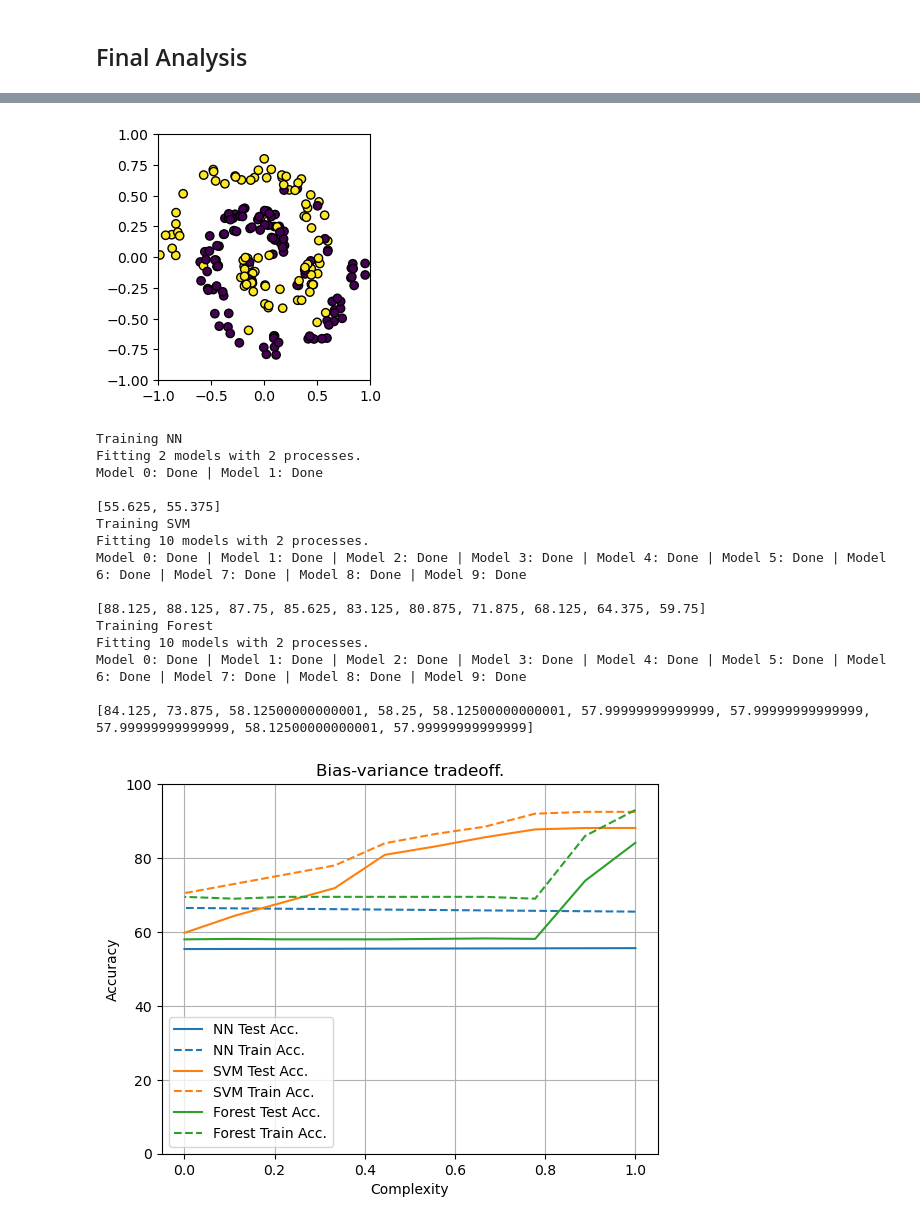
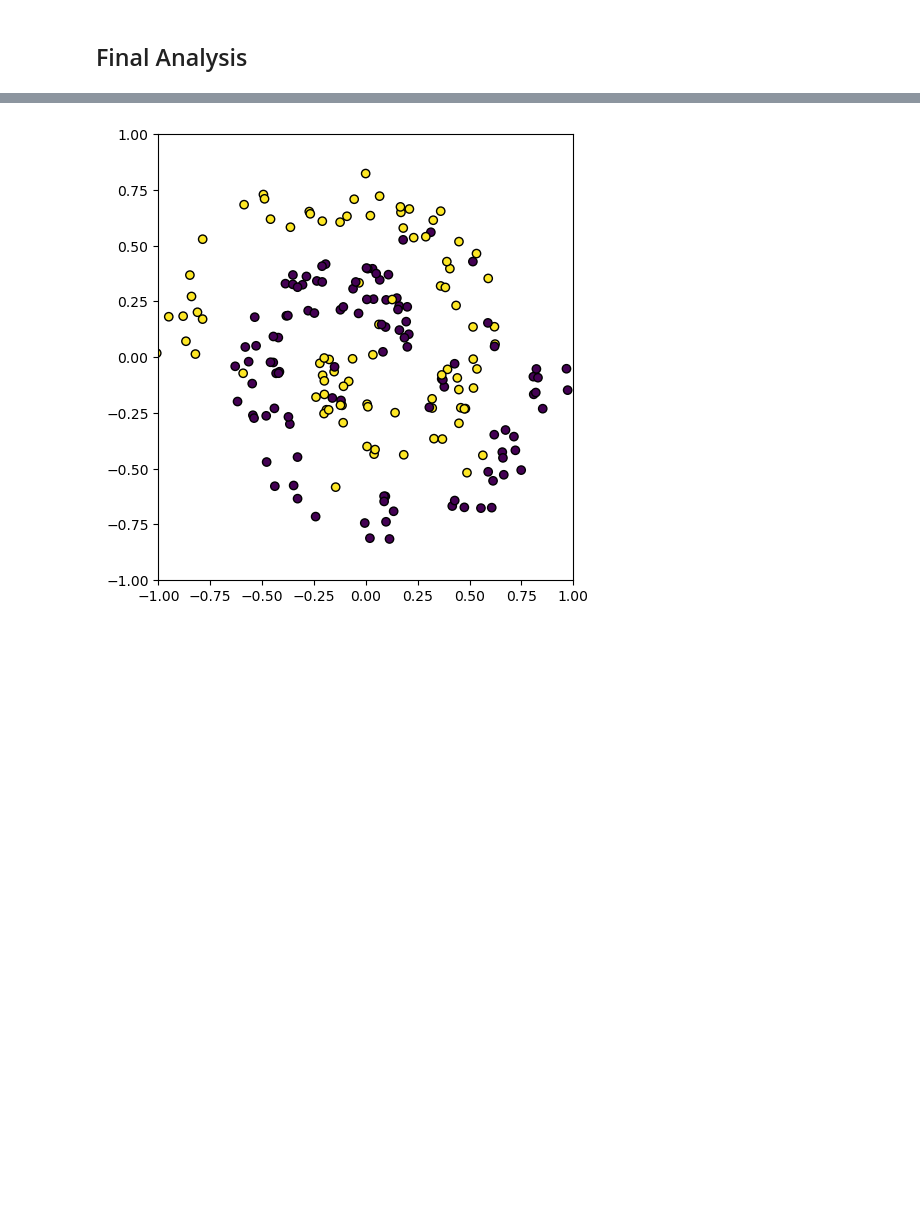
Before and after one commit to NoahWedlich/AppliedMLProject, a Jupyter notebook: main.ipynb, the cells around one changed output, grey strips where cells are left out. Saved outputs shown, nothing was run; the diff lists cells and outputs as text; code cells hidden in the pictures; blank space fills up the shorter version.

```diff
--- a/main.ipynb
+++ b/main.ipynb
@@ -437,32 +443,16 @@ Model 0:   0%
-# %%
-np.random.seed(1)
-gen = sp.Spirals(sp.SpiralConf(2, 0.2, 0.1, 0.9, 1))
-gen.add_postprocessor(pp.LabelSwitch(labels=list(gen.labels.values()), noise_freq=0.1))
-plot_gen(gen, size=3)
-
-train_split = 0.2
-df, train_df, test_df = train_test_split(
-    gen.sample(num_samples=1000),
-    training_data_fraction=train_split,
-    return_numpy=False
-)
-
-BiasVarianceTradeoff(train_df=train_df, test_df=test_df, min_cpx=0, max_cpx=1, steps_cpx={"NN": 2, "SVM": 10, "Forest": 10}).plot()
-# %% [output]
-[figure, removed]
-Training NN
-Fitting 2 models with 2 processes.
-Model 0: Done | Model 1: Done
-
-[55.625, 55.375]
-Training SVM
-Fitting 10 models with 2 processes.
-Model 0: Done | Model 1: Done | Model 2: Done | Model 3: Done | Model 4: Done | Model 5: Done | Model 6: Done | Model 7: Done | Model 8: Done | Model 9: Done
-
-[88.125, 88.125, 87.75, 85.625, 83.125, 80.875, 71.875, 68.125, 64.375, 59.75]
-Training Forest
-Fitting 10 models with 2 processes.
-Model 0: Done | Model 1: Done | Model 2: Done | Model 3: Done | Model 4: Done | Model 5: Done | Model 6: Done | Model 7: Done | Model 8: Done | Model 9: Done
-
-[84.125, 73.875, 58.12500000000001, 58.25, 58.12500000000001, 57.99999999999999, 57.99999999999999, 57.99999999999999, 58.12500000000001, 57.99999999999999]
-[figure, removed]
+# %%
+np.random.seed(1)
+gen = sp.Spirals(sp.SpiralConf(2, 0.25, 0.1, 0.9, 1))
+gen.add_postprocessor(pp.LabelSwitch(labels=list(gen.labels.values()), noise_freq=0.1))
+plot_gen(gen, size=5)
+
+train_split = 0.2
+df, train_df, test_df = train_test_split(
+    gen.sample(num_samples=1000),
+    training_data_fraction=train_split,
+    return_numpy=False
+)
+
+#BiasVarianceTradeoff(train_df=train_df, test_df=test_df, min_cpx=0, max_cpx=4, steps_cpx={"NN": 10, "SVM": 10, "Forest": 10}).plot()
+# %% [output]
+[figure, added]
```
Also changed, not shown: parts of 6 cells of this notebook.
